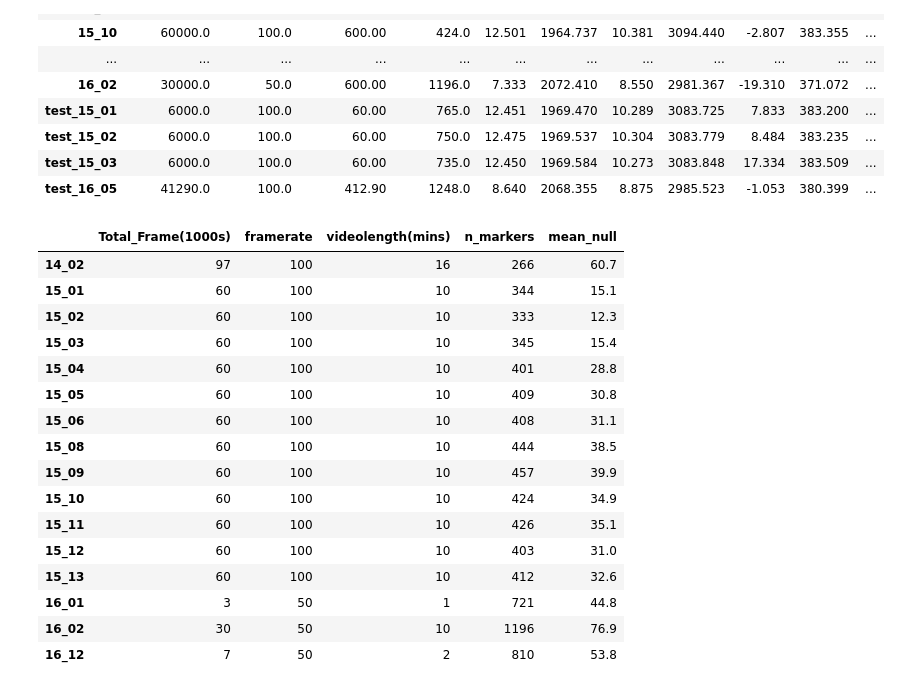
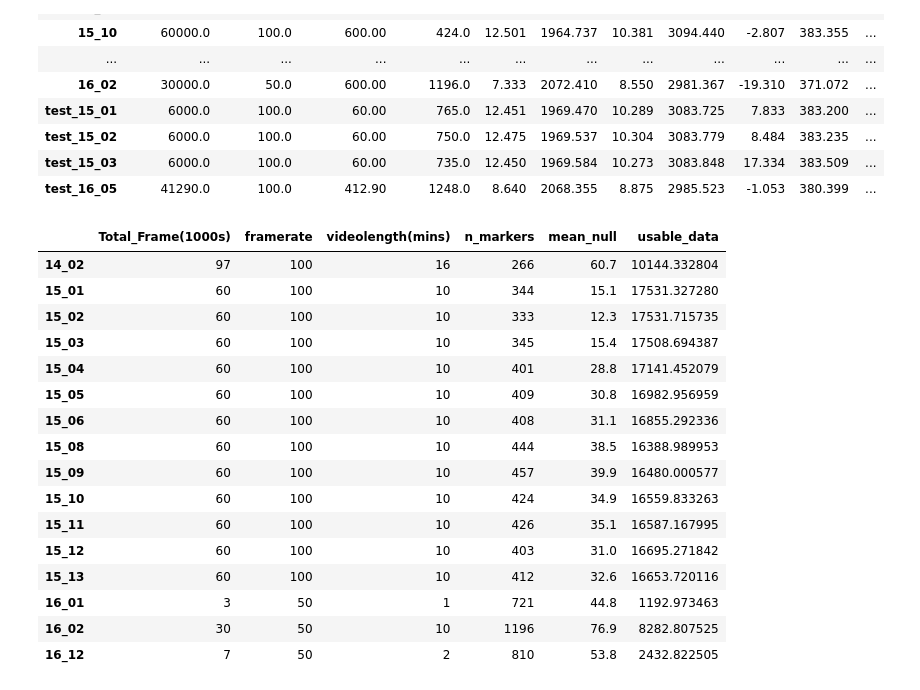
Before and after one commit to Mark-Bugden/Locust-Physics, a Jupyter notebook: Data Analysis/Summary_statistics/summary_stats_analysis.ipynb, the cells around one changed output. Cells and saved outputs as stored; diff of their text form; code cells hidden in the pictures.

```diff
--- a/Data Analysis/Summary_statistics/summary_stats_analysis.ipynb
+++ b/Data Analysis/Summary_statistics/summary_stats_analysis.ipynb
@@ -88,37 +91,41 @@ df
 # %%
 # This is now much easier to read. The index names are exday_exnumber, prefixed with test if the experiment was a test
 
 # Define an even easier to read df
 easy_read_df = df.copy().sort_index()
 easy_read_df = easy_read_df.drop(['x_min', 'x_max', 'y_min', 'y_max', 'z_min', 'z_max'], axis=1)
 easy_read_df = easy_read_df.drop(['test_15_01', 'test_15_02', 'test_15_03', 'test_16_05'], axis=0)
 easy_read_df['totalframes'] = easy_read_df['totalframes']/1000
 easy_read_df['videolength'] = easy_read_df['videolength']/60
+
+easy_read_df['usable_data'] = (1 - easy_read_df['mean_null']/100)*easy_read_df['n_markers']*easy_read_df['totalframes']
+
 easy_read_df = easy_read_df.rename(columns = {'totalframes':'Total_Frame(1000s)', 'videolength':'videolength(mins)'})
 formatter_dict={"Total_Frame(1000s)": "{:.0f}",
            'framerate':'{:.0f}',
            'videolength(mins)':'{:.0f}',
            'n_markers':'{:.0f}',
            'mean_null':'{:.1f}'}
 
-easy_read_df.style.format(formatter_dict)\
+readable_table = easy_read_df.style.format(formatter_dict)\
     .set_properties(**{'text-align': 'center'})\
-    .background_gradient(subset=['n_markers','mean_null'])
+    .background_gradient(subset=['n_markers','mean_null', 'usable_data'])
+readable_table
 # %% [output]
-|  | Total_Frame(1000s) | framerate | videolength(mins) | n_markers | mean_null |
-| 14_02 | 97 | 100 | 16 | 266 | 60.7 |
-| 15_01 | 60 | 100 | 10 | 344 | 15.1 |
-| 15_02 | 60 | 100 | 10 | 333 | 12.3 |
-| 15_03 | 60 | 100 | 10 | 345 | 15.4 |
-| 15_04 | 60 | 100 | 10 | 401 | 28.8 |
-| 15_05 | 60 | 100 | 10 | 409 | 30.8 |
-| 15_06 | 60 | 100 | 10 | 408 | 31.1 |
-| 15_08 | 60 | 100 | 10 | 444 | 38.5 |
-| 15_09 | 60 | 100 | 10 | 457 | 39.9 |
-| 15_10 | 60 | 100 | 10 | 424 | 34.9 |
-| 15_11 | 60 | 100 | 10 | 426 | 35.1 |
-| 15_12 | 60 | 100 | 10 | 403 | 31.0 |
-| 15_13 | 60 | 100 | 10 | 412 | 32.6 |
-| 16_01 | 3 | 50 | 1 | 721 | 44.8 |
-| 16_02 | 30 | 50 | 10 | 1196 | 76.9 |
-| 16_12 | 7 | 50 | 2 | 810 | 53.8 |
+|  | Total_Frame(1000s) | framerate | videolength(mins) | n_markers | mean_null | usable_data |
+| 14_02 | 97 | 100 | 16 | 266 | 60.7 | 10144.332804 |
+| 15_01 | 60 | 100 | 10 | 344 | 15.1 | 17531.327280 |
+| 15_02 | 60 | 100 | 10 | 333 | 12.3 | 17531.715735 |
+| 15_03 | 60 | 100 | 10 | 345 | 15.4 | 17508.694387 |
+| 15_04 | 60 | 100 | 10 | 401 | 28.8 | 17141.452079 |
+| 15_05 | 60 | 100 | 10 | 409 | 30.8 | 16982.956959 |
+| 15_06 | 60 | 100 | 10 | 408 | 31.1 | 16855.292336 |
+| 15_08 | 60 | 100 | 10 | 444 | 38.5 | 16388.989953 |
+| 15_09 | 60 | 100 | 10 | 457 | 39.9 | 16480.000577 |
+| 15_10 | 60 | 100 | 10 | 424 | 34.9 | 16559.833263 |
+| 15_11 | 60 | 100 | 10 | 426 | 35.1 | 16587.167995 |
+| 15_12 | 60 | 100 | 10 | 403 | 31.0 | 16695.271842 |
+| 15_13 | 60 | 100 | 10 | 412 | 32.6 | 16653.720116 |
+| 16_01 | 3 | 50 | 1 | 721 | 44.8 | 1192.973463 |
+| 16_02 | 30 | 50 | 10 | 1196 | 76.9 | 8282.807525 |
+| 16_12 | 7 | 50 | 2 | 810 | 53.8 | 2432.822505 |
```
Also changed, not shown: parts of 4 cells of this notebook, 2 other files.
